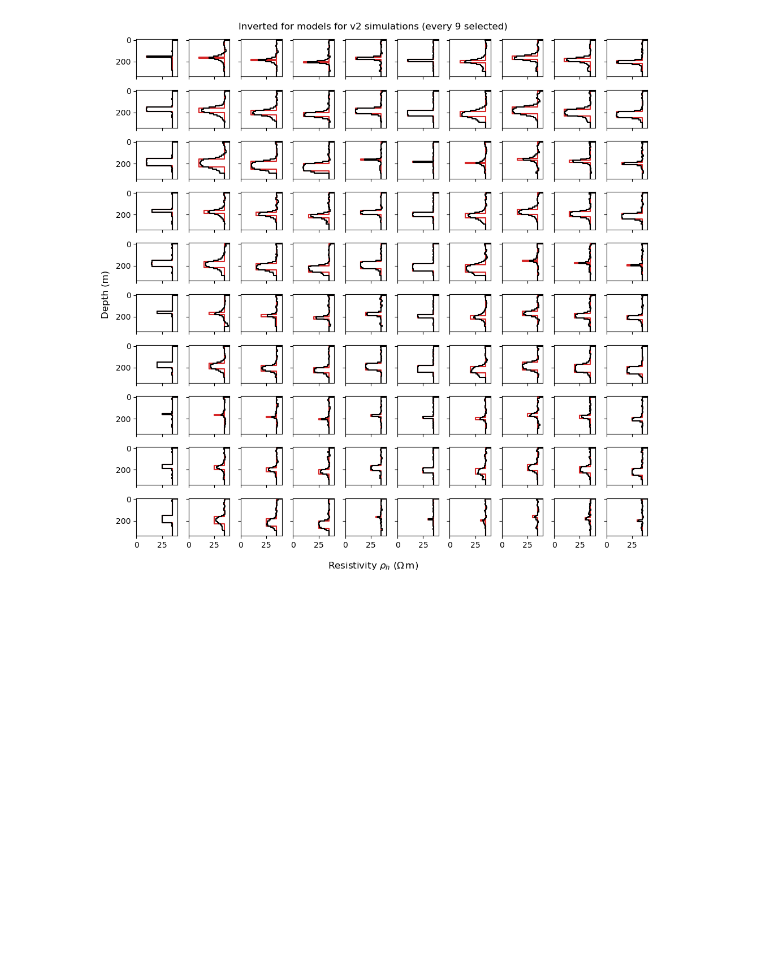
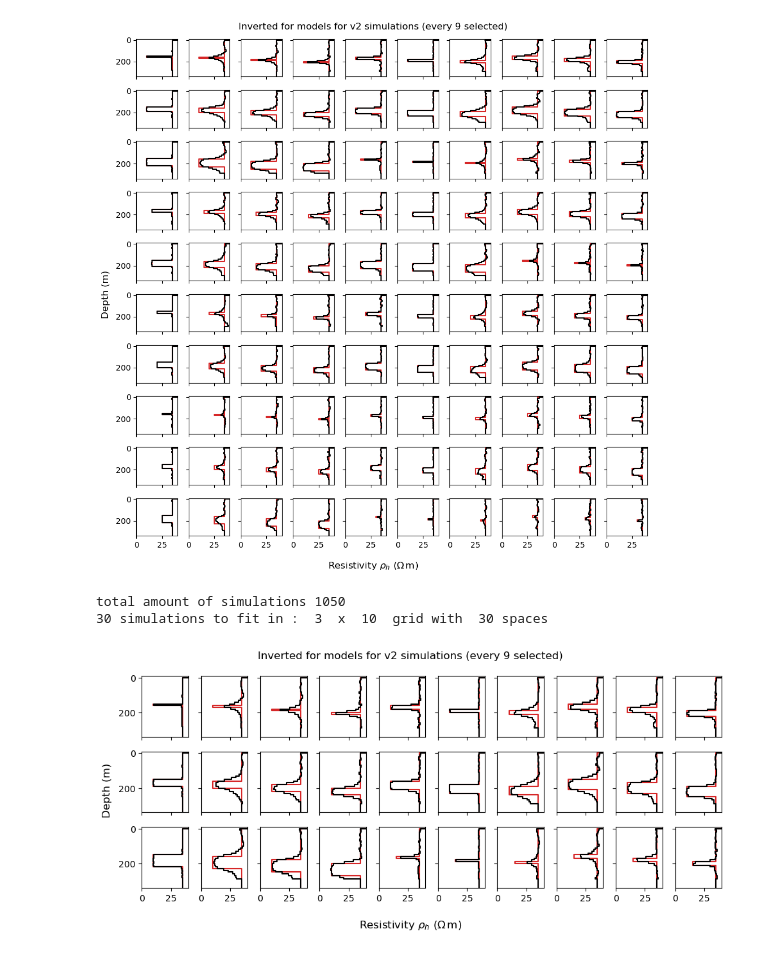
Before and after one commit to SuzannevanNoordt/Delft_HT_ATES_modeling, a Jupyter notebook: 20260805_empymod_pyGIMLi_DGSA_test_v2.ipynb, the cells around one changed output. Cells and saved outputs as stored; diff of their text form; code cells hidden in the pictures; blank space fills up the shorter version.

Commit message:
Updates made in October and early November on 3d inversion and gridding functions

```diff
--- a/20260805_empymod_pyGIMLi_DGSA_test_v2.ipynb
+++ b/20260805_empymod_pyGIMLi_DGSA_test_v2.ipynb
@@ -490,7 +539,7 @@ print(len(params_list))
 #Load info into a big array, the data is now ordered differently with different noise manifestations not adjacent to each other
 
 save_info_xl = np.empty((len(params_list), 5), dtype="float64")
-save_models_xl = np.empty((len(params_list), len(minv)), dtype="float64")
+save_models_xl = np.empty((len(params_list), len(m0)), dtype="float64")
 
 
 for i in np.arange(5):
@@ -678,6 +727,41 @@ for i in np.arange(len(mtrue_selected)):
 total amount of simulations 1050
 100 simulations to fit in :  10  x  10  grid with  100 spaces
 [figure]
+# %%
+# QC all results from the inversion, for PUSH-IT
+
+print('total amount of simulations', len(mtrue_list[::5]))
+mtrue_selected = mtrue_list[::5][:3*9*10][::9]
+minv_selected = save_models_xl[:900][::9]
+n_rows = 3
+n_columns = 10
+print(len(mtrue_selected), 'simulations to fit in : ', n_rows, ' x ', n_columns, ' grid with ', n_rows*n_columns, 'spaces')
+
+fig, axs = plt.subplots(n_rows, n_columns, figsize=(n_columns, 1.5*n_rows), tight_layout=True, sharex = True, sharey = True)
+fig.suptitle('Inverted for models for v2 simulations (every 9 selected)')
+fig.supxlabel(r'Resistivity $\rho_h\ (\Omega\,\rm{m})$')
+fig.supylabel('Depth (m)')
+
+p_depth = np.r_[-10, np.repeat(depths, 2), 3000]
+p_m0 = np.repeat(m0, 2)
+for i in np.arange(len(mtrue_selected)):
+    p_mtrue = np.repeat(mtrue_selected[i], 2)
+    p_minv = np.repeat(minv_selected[i], 2)
+
+    ax1=axs[int((i-i%n_columns)/n_columns), i%n_columns]
+
+    # Plot Resistivities
+    #ax1.set_title('Simulation '+str(i))
+    ax1.plot(p_mtrue, p_depth, 'C3', label="True Model")
+    ax1.plot(p_minv, p_depth, 'k', label="Inverted-for Model")
+    #ax1.set_xscale('log')
+    ax1.set_xlim([0, 40])
+    ax1.set_ylim([depths[-1]+50, depths[0]-10])
+    ax1.set_axis_off
+# %% [output]
+total amount of simulations 1050
+30 simulations to fit in :  3  x  10  grid with  30 spaces
+[figure, added]
 # %%
 empymod.Report(['pyGIMLi', 'pgcore'])
 # %% [output]
```
Also changed, not shown: parts of 3 cells of this notebook, 37 other files.
